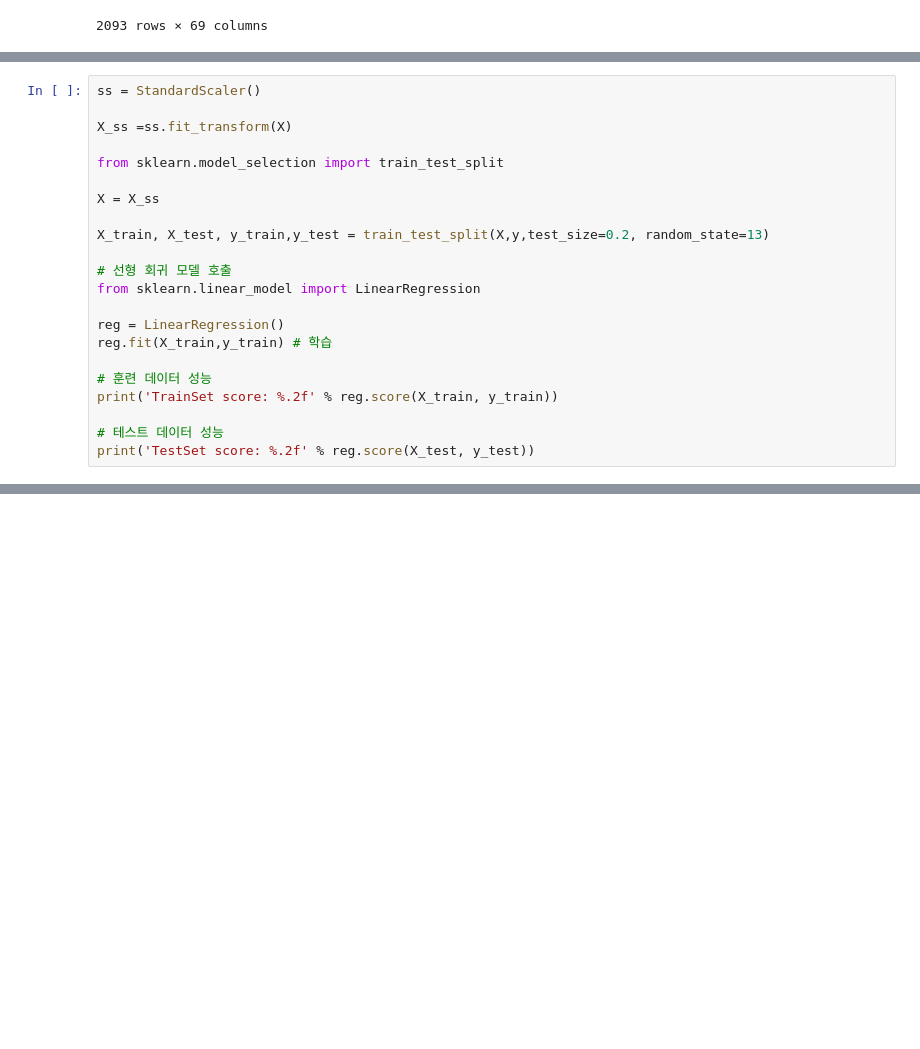
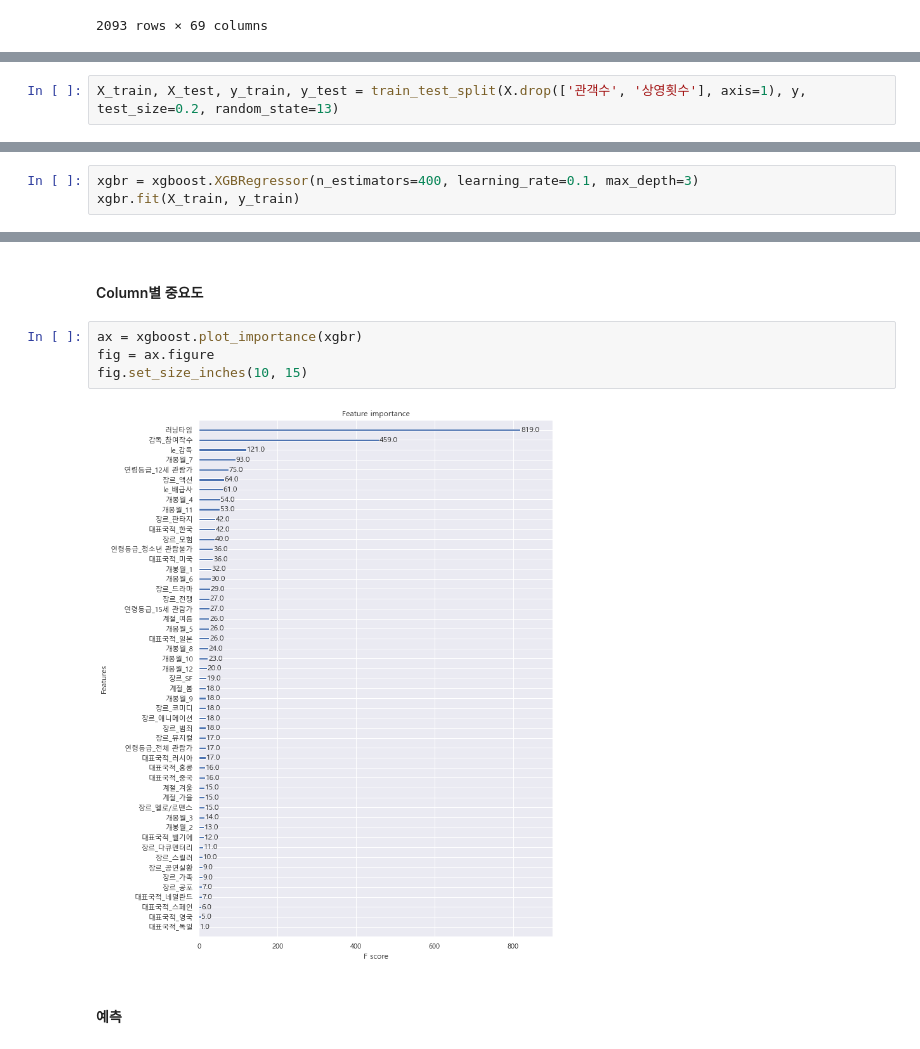
Before and after one commit to taeho8271/ml-project-2, a Jupyter notebook: 2조_Movie_ML.ipynb, the cells around one changed output, grey strips where cells are left out. Cells and saved outputs as stored; diff of their text form; blank space fills up the shorter version.

```diff
--- a/2조_Movie_ML.ipynb
+++ b/2조_Movie_ML.ipynb
@@ -918,22 +1238,0 @@ X
-# %%
-ss = StandardScaler()
-
-X_ss =ss.fit_transform(X)
-
-from sklearn.model_selection import train_test_split
-
-X = X_ss
-
-X_train, X_test, y_train,y_test = train_test_split(X,y,test_size=0.2, random_state=13)
-
-# 선형 회귀 모델 호출
-from sklearn.linear_model import LinearRegression
-
-reg = LinearRegression()
-reg.fit(X_train,y_train) # 학습
-
-# 훈련 데이터 성능
-print('TrainSet score: %.2f' % reg.score(X_train, y_train))
-
-# 테스트 데이터 성능
-print('TestSet score: %.2f' % reg.score(X_test, y_test))
@@ -1096,0 +1254,2 @@ Name: 매출액, Length: 1674, dtype: int64
+# %%
+X_train, X_test, y_train, y_test = train_test_split(X.drop(['관객수', '상영횟수'], axis=1), y, test_size=0.2, random_state=13)
@@ -1096,0 +1258,3 @@ Name: 매출액, Length: 1674, dtype: int64
+# %%
+xgbr = xgboost.XGBRegressor(n_estimators=400, learning_rate=0.1, max_depth=3)
+xgbr.fit(X_train, y_train)
@@ -1096,0 +1272,10 @@ Name: 매출액, Length: 1674, dtype: int64
+# %% [markdown]
+#### Column별 중요도
+# %%
+ax = xgboost.plot_importance(xgbr)
+fig = ax.figure
+fig.set_size_inches(10, 15)
+# %% [output]
+[figure, added]
+# %% [markdown]
+#### 예측
```
Also changed, not shown: parts of 93 cells of this notebook.
